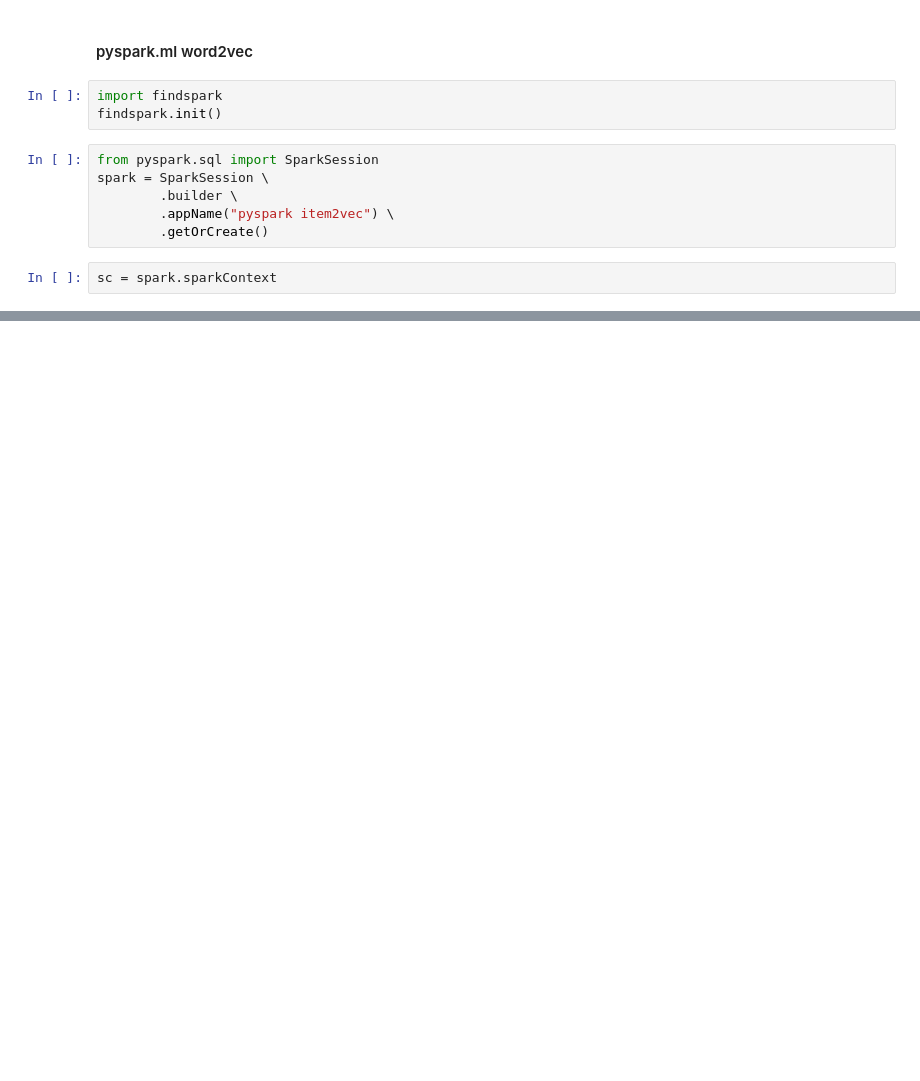
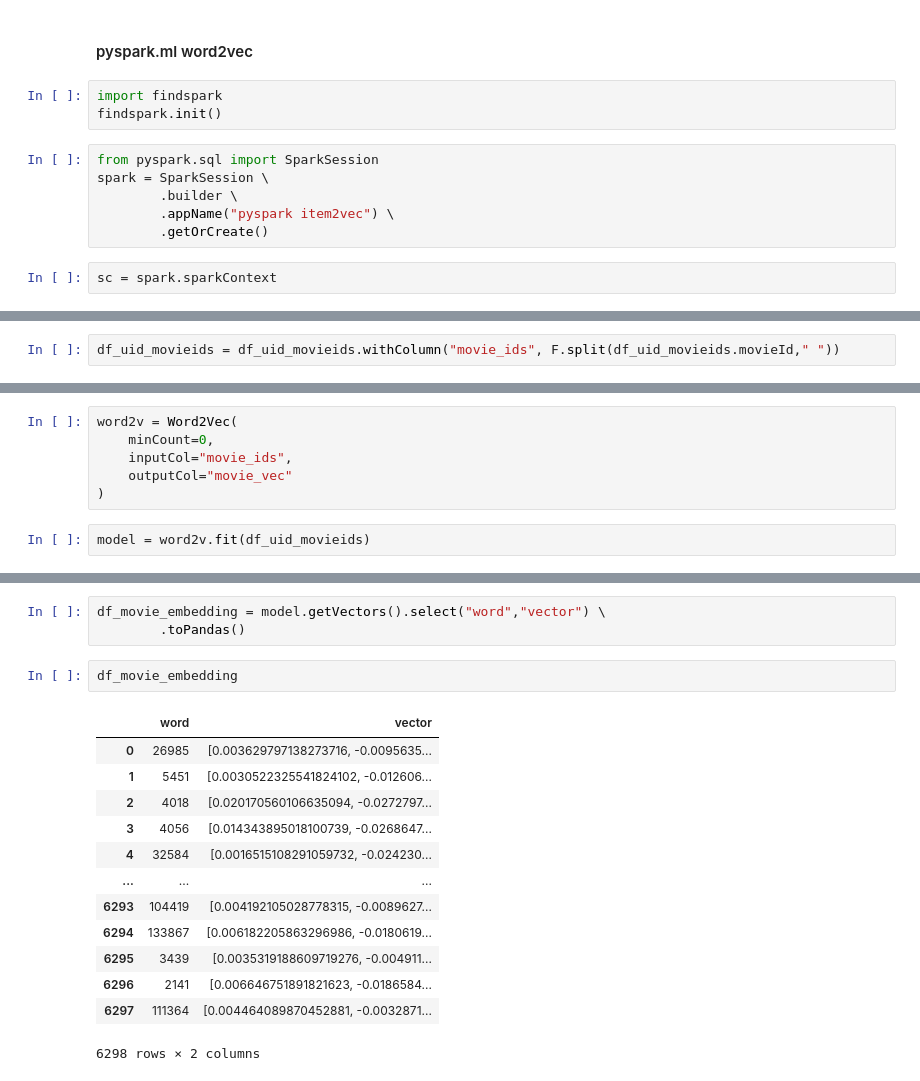
Before and after one commit to OcaenEyes/recommendPrj, a Jupyter notebook: prj_01/训练item2vec进行电影推荐.ipynb, the cells around one changed output, grey strips where cells are left out. Saved outputs shown, nothing was run; the diff lists cells and outputs as text; blank space fills up the shorter version.

```diff
--- a/prj_01/训练item2vec进行电影推荐.ipynb
+++ b/prj_01/训练item2vec进行电影推荐.ipynb
@@ -101,0 +149,2 @@ sc = spark.sparkContext
+# %%
+df_uid_movieids = df_uid_movieids.withColumn("movie_ids", F.split(df_uid_movieids.movieId," "))
@@ -101,0 +164,8 @@ sc = spark.sparkContext
+# %%
+word2v = Word2Vec(
+    minCount=0,
+    inputCol="movie_ids",
+    outputCol="movie_vec"
+)
+# %%
+model = word2v.fit(df_uid_movieids)
@@ -101,0 +183,19 @@ sc = spark.sparkContext
+# %%
+df_movie_embedding = model.getVectors().select("word","vector") \
+        .toPandas()
+# %%
+df_movie_embedding
+# %% [output]
+|  | word | vector |
+| 0 | 26985 | [0.003629797138273716, -0.0095635... |
+| 1 | 5451 | [0.0030522325541824102, -0.012606... |
+| 2 | 4018 | [0.020170560106635094, -0.0272797... |
+| 3 | 4056 | [0.014343895018100739, -0.0268647... |
+| 4 | 32584 | [0.0016515108291059732, -0.024230... |
+| ... | ... | ... |
+| 6293 | 104419 | [0.004192105028778315, -0.0089627... |
+| 6294 | 133867 | [0.006182205863296986, -0.0180619... |
+| 6295 | 3439 | [0.0035319188609719276, -0.004911... |
+| 6296 | 2141 | [0.006646751891821623, -0.0186584... |
+| 6297 | 111364 | [0.004464089870452881, -0.0032871... |
+6298 rows × 2 columns
```
Also changed, not shown: parts of 11 cells of this notebook, 2 other files.
